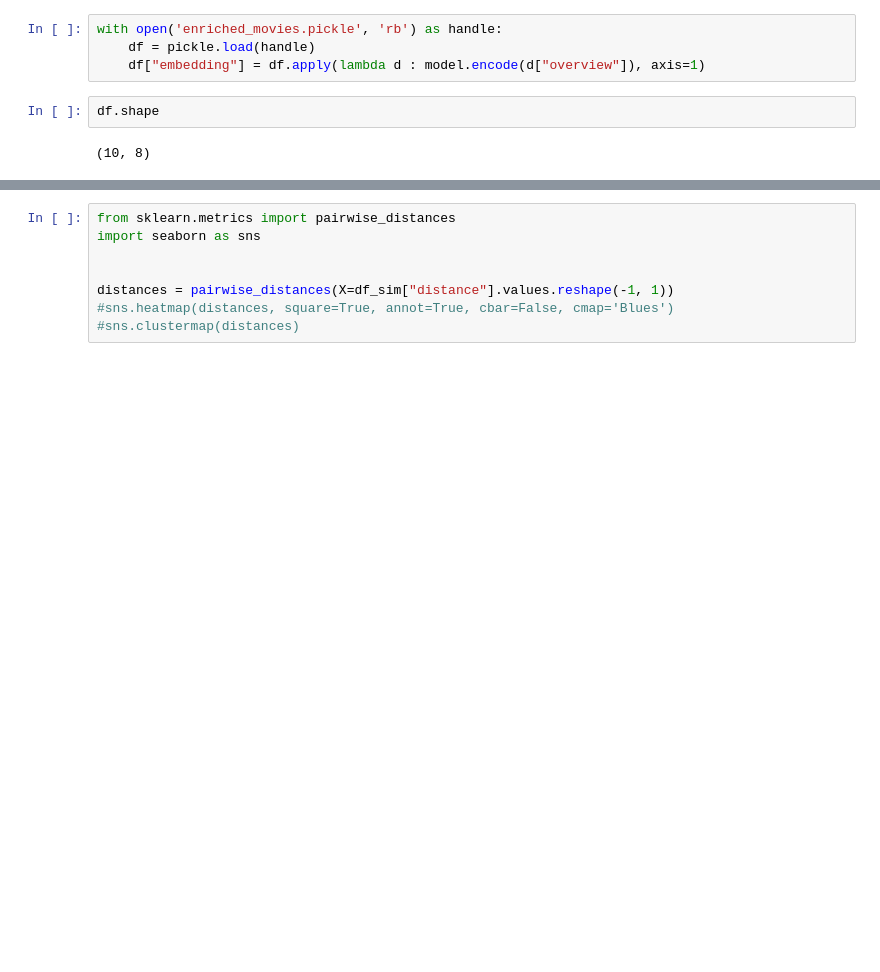
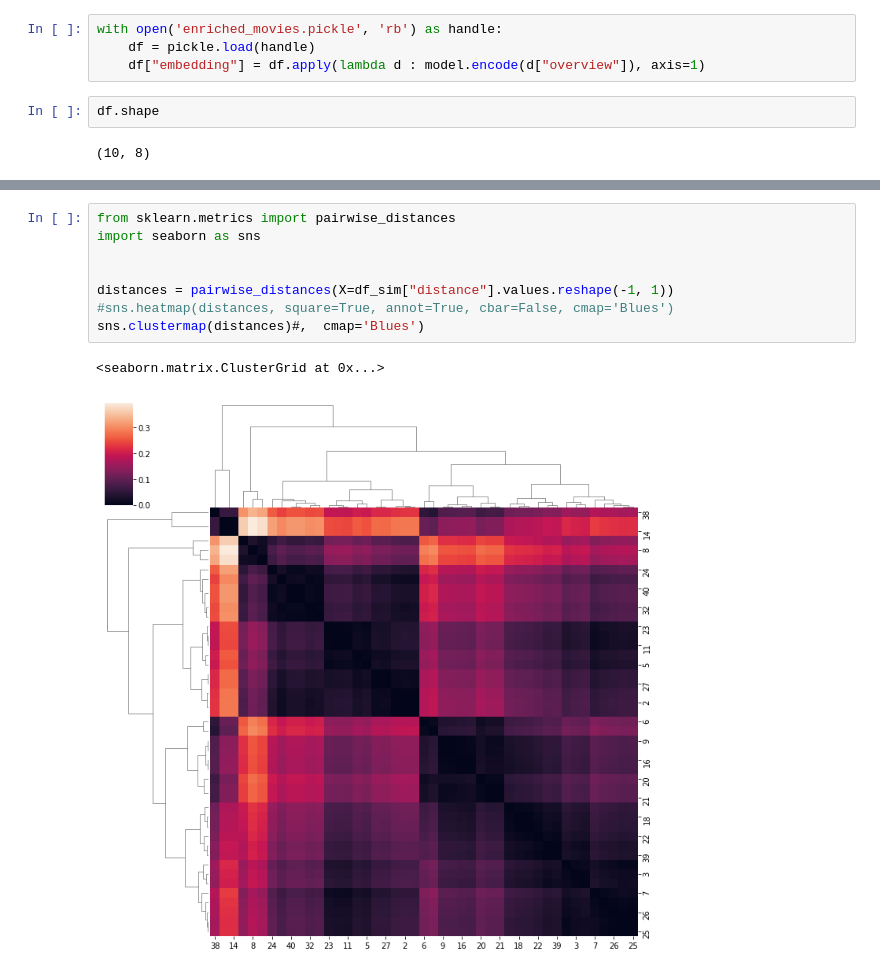
Before and after one commit to pilillo/recommendation-notebooks, a Jupyter notebook: movielens/nb3.ipynb, the cells around one changed output, grey strips where cells are left out. Saved outputs shown, nothing was run; the diff lists cells and outputs as text; blank space fills up the shorter version.

```diff
--- a/movielens/nb3.ipynb
+++ b/movielens/nb3.ipynb
@@ -58,8 +58,11 @@ df_sim.head()
 # %%
 from sklearn.metrics import pairwise_distances
 import seaborn as sns
 
 
 distances = pairwise_distances(X=df_sim["distance"].values.reshape(-1, 1))
 #sns.heatmap(distances, square=True, annot=True, cbar=False, cmap='Blues')
-#sns.clustermap(distances)
+sns.clustermap(distances)#,  cmap='Blues')
+# %% [output]
+<seaborn.matrix.ClusterGrid at 0x...>
+[figure, added]
```
